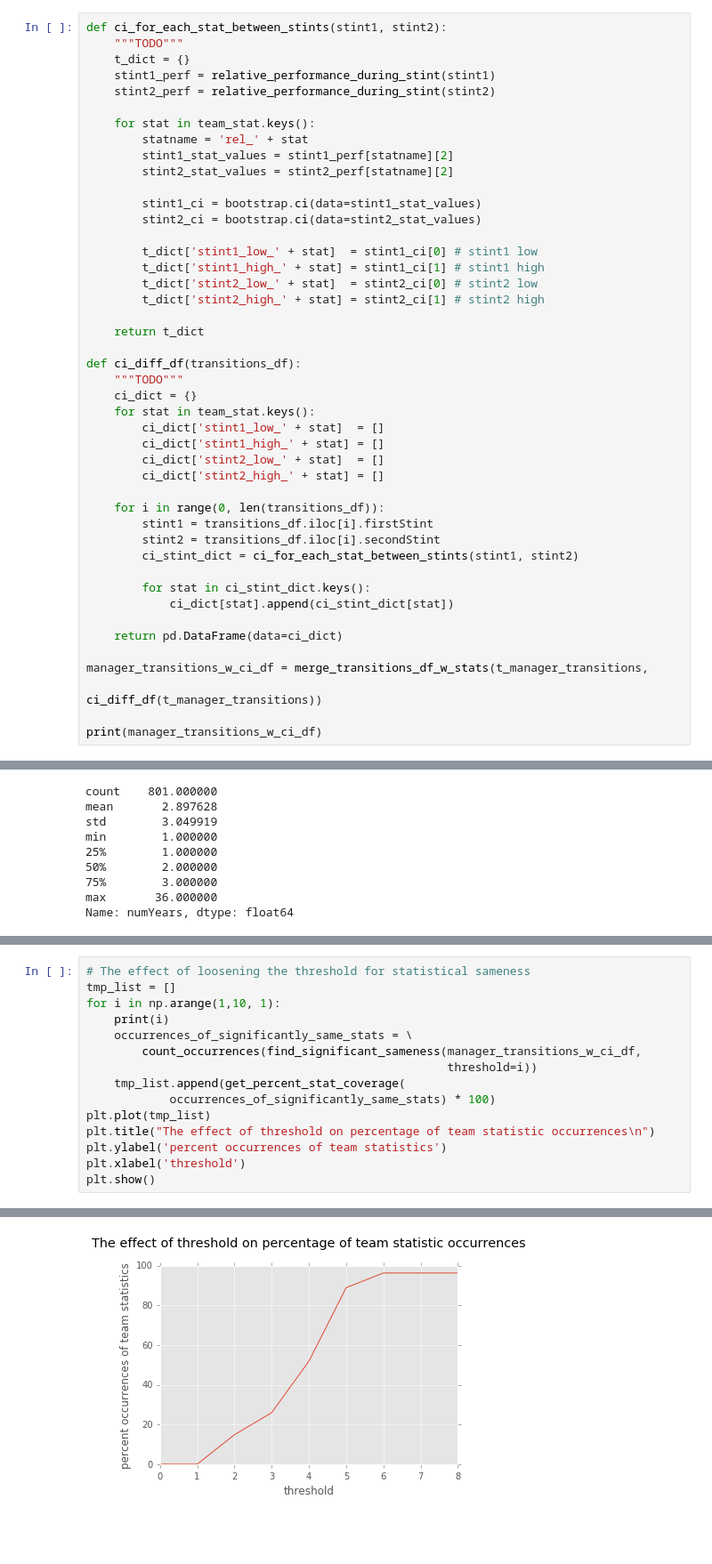
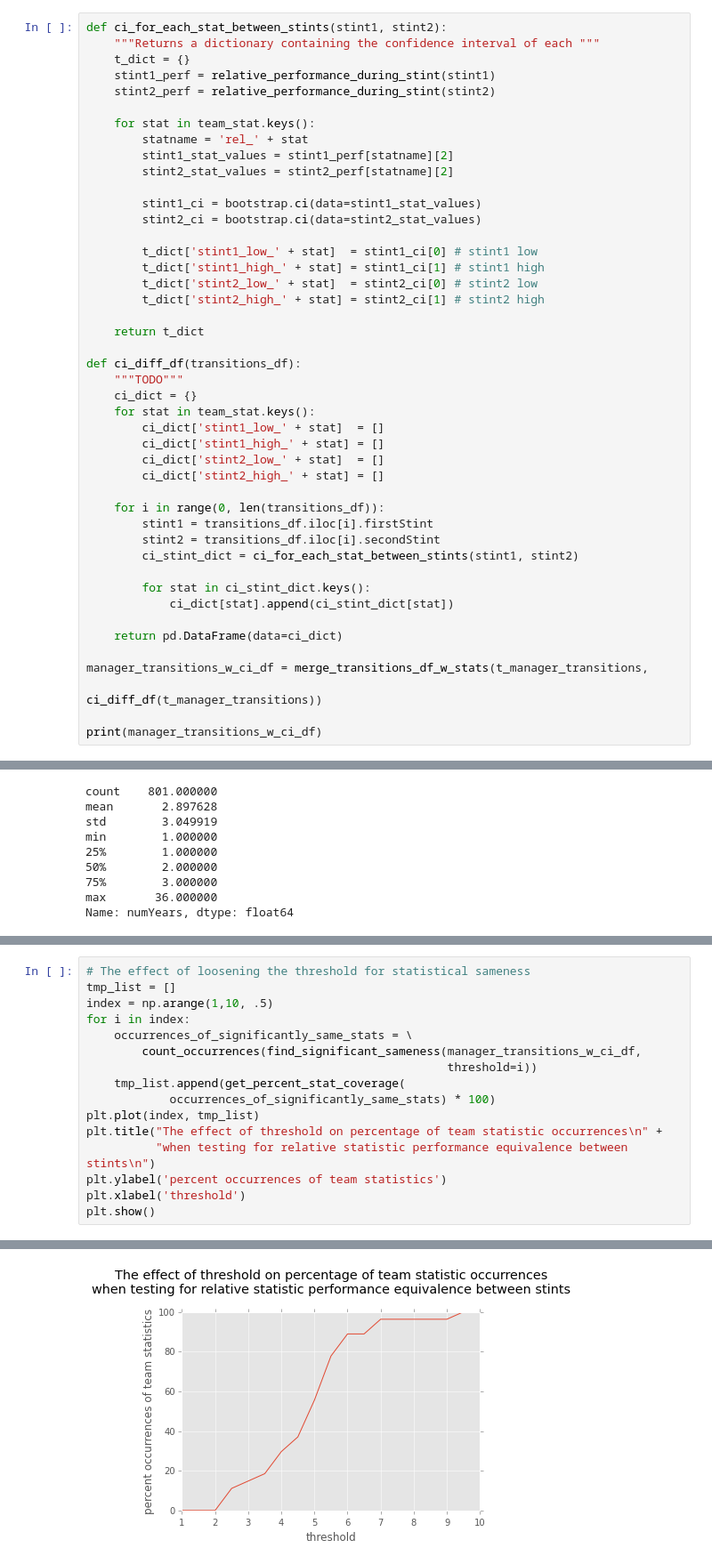
Before and after one commit to thrabchak/Udacity-Data-Analysis, a Jupyter notebook: P2 Baseball Managers/Data_Analyst_ND_Project2.ipynb, the cells around one changed output, grey strips where cells are left out. Shown: that part at 89% size. Drawn from its saved outputs; the diff is of its cells as text; blank space fills up the shorter version.

```diff
--- a/P2 Baseball Managers/Data_Analyst_ND_Project2.ipynb
+++ b/P2 Baseball Managers/Data_Analyst_ND_Project2.ipynb
@@ -789,6 +791,6 @@ Percentage of stats covered: 100.0%
 # %%
 def ci_for_each_stat_between_stints(stint1, stint2):
-    """TODO"""
+    """Returns a dictionary containing the confidence interval of each """
     t_dict = {}
     stint1_perf = relative_performance_during_stint(stint1)
     stint2_perf = relative_performance_during_stint(stint2)
@@ -1012,15 +1030,16 @@ plt.show()
 # %%
 # The effect of loosening the threshold for statistical sameness
 tmp_list = []
-for i in np.arange(1,10, 1):
-    print(i)
+index = np.arange(1,10, .5)
+for i in index:
     occurrences_of_significantly_same_stats = \
         count_occurrences(find_significant_sameness(manager_transitions_w_ci_df,
                                                     threshold=i))
     tmp_list.append(get_percent_stat_coverage(
             occurrences_of_significantly_same_stats) * 100)
-plt.plot(tmp_list)
-plt.title("The effect of threshold on percentage of team statistic occurrences\n")
+plt.plot(index, tmp_list)
+plt.title("The effect of threshold on percentage of team statistic occurrences\n" +
+          "when testing for relative statistic performance equivalence between stints\n")
 plt.ylabel('percent occurrences of team statistics')
 plt.xlabel('threshold')
 plt.show()
@@ -1037 +1047 @@ plt.show()
-[figure, old version]
+[figure, new version]
```
Also changed, not shown: parts of 15 cells of this notebook.
